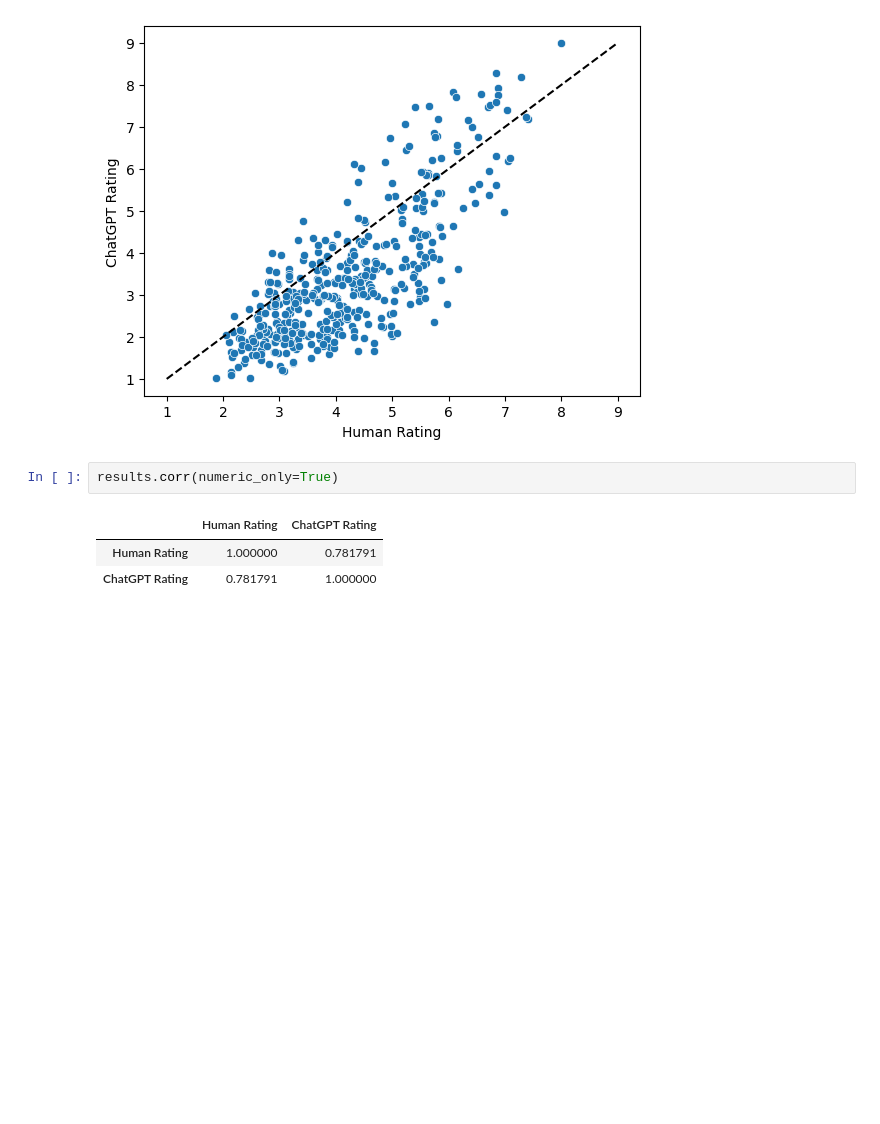
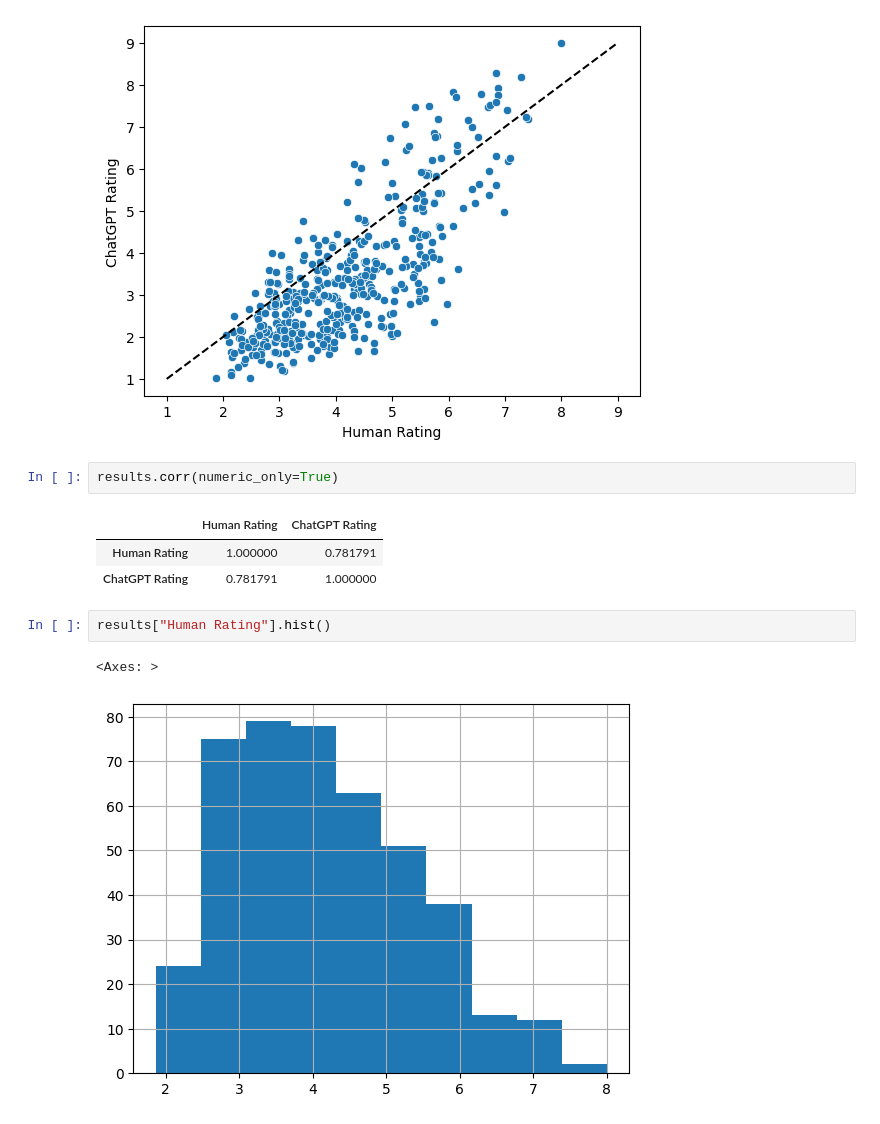
Before and after one commit to b-dickson/ChatGPT-Categorization, a Jupyter notebook: similartiy_ratings.ipynb, the cells around one changed output. Cells and saved outputs as stored; diff of their text form; blank space fills up the shorter version.

```diff
--- a/similartiy_ratings.ipynb
+++ b/similartiy_ratings.ipynb
@@ -178,3 +178,8 @@ results.corr(numeric_only=True)
 |  | Human Rating | ChatGPT Rating |
 | Human Rating | 1.000000 | 0.781791 |
 | ChatGPT Rating | 0.781791 | 1.000000 |
+# %%
+results["Human Rating"].hist()
+# %% [output]
+<Axes: >
+[figure, added]
```
Also changed, not shown: parts of 1 cell of this notebook, 8 other files.
